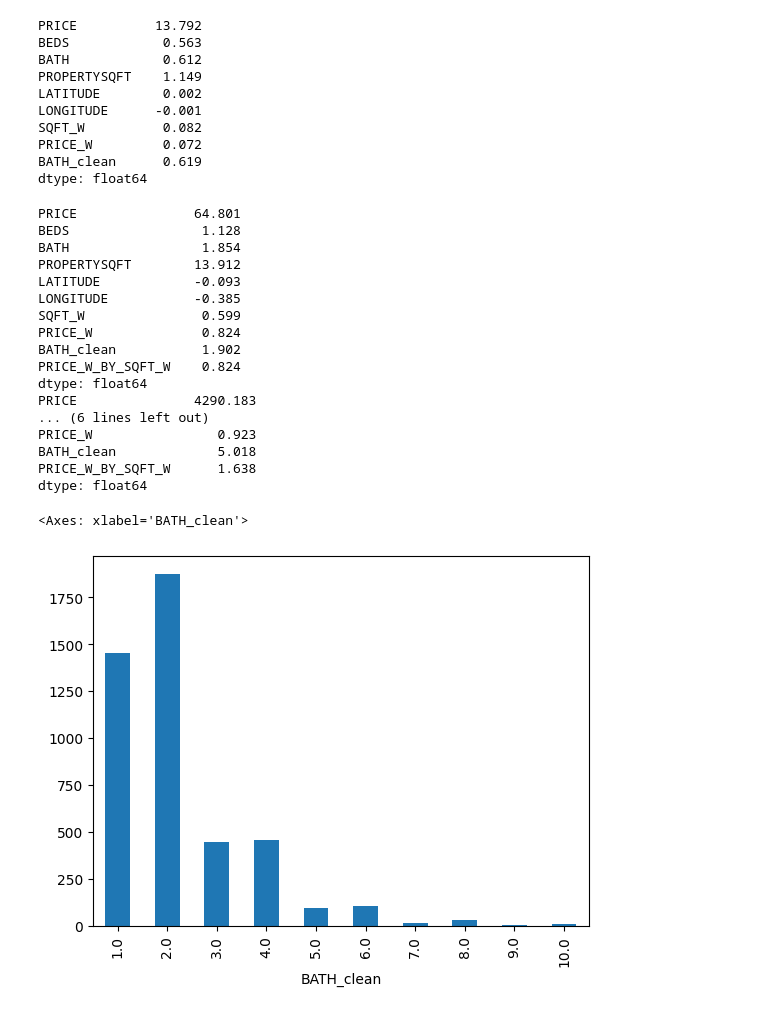
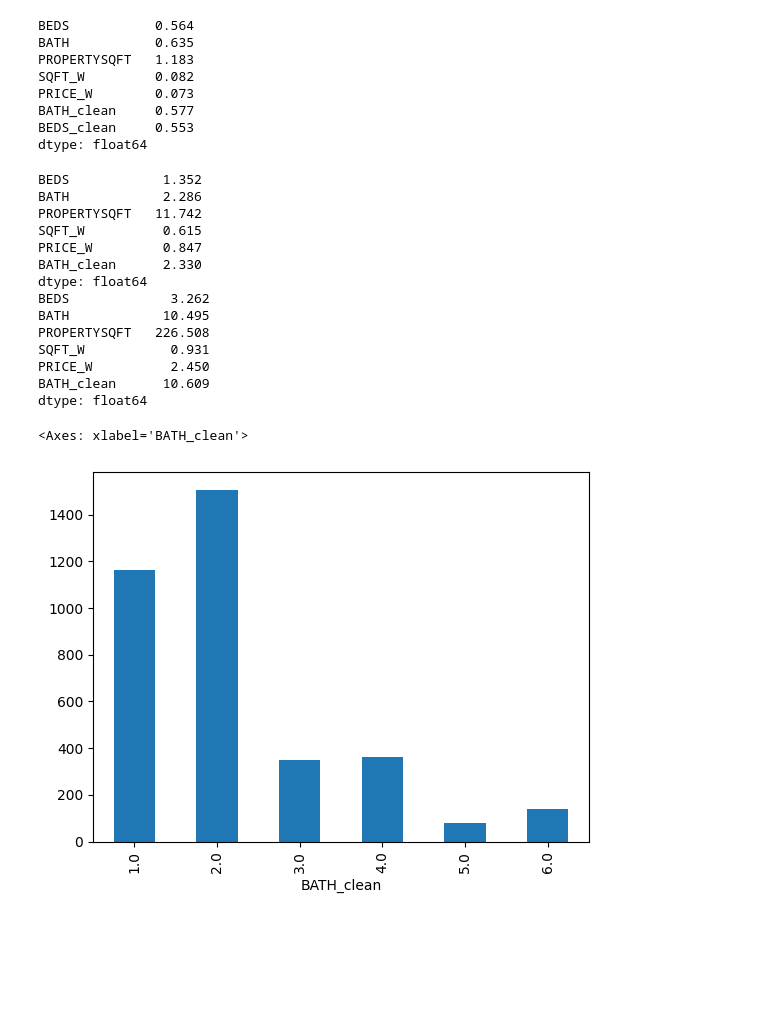
Before and after one commit to zoe-heart/house-price-prediction, a Jupyter notebook: house_price_analysis.ipynb, the cells around one changed output. Saved outputs shown, nothing was run; the diff lists cells and outputs as text; code cells hidden in the pictures; blank space fills up the shorter version.

Commit message:
fixed transformations that caused data leakage

```diff
--- a/house_price_analysis.ipynb
+++ b/house_price_analysis.ipynb
@@ -174,0 +170,3 @@ api_key = os.getenv("GOOGLE_API_KEY")
+# %%
+df = pd.read_csv('final_house_prices_v2_cleaning_only.csv').drop(columns=['Unnamed: 0','LATITUDE','LONGITUDE','PRICE'])
+train_df, test_df = train_test_split(df, test_size=0.2, random_state=42)
@@ -175,3 +222,19 @@ api_key = os.getenv("GOOGLE_API_KEY")
 # %%
-df = pd.read_csv('final_house_prices.csv').drop(columns=['Unnamed: 0','LATITUDE','LONGITUDE','PRICE'])
-df
+# clean features
+
+# group uncommon house type values as Other
+counts = train_df["TYPE"].value_counts()
+rare = counts[counts < 50].index
+train_df['TYPE_grouped'] = train_df['TYPE'].replace(rare, 'Other')
+test_df['TYPE_grouped'] = test_df['TYPE'].replace(rare, 'Other')
+
+# clip number of beds and baths by 0.975 outlier cutoff point
+train_df['BATH_clean'] = train_df['BATH_clean'].clip(upper=6)
+test_df['BATH_clean'] = test_df['BATH_clean'].clip(upper=6)
+train_df['BEDS_clean'] = train_df['BEDS'].clip(upper=8)
+test_df['BEDS_clean']  = test_df['BEDS'].clip(upper=8)
+
+# group uncommon sublocality value as Other
+top = train_df["sublocality"].value_counts().nlargest(25).index
+train_df["sublocality_grouped"] = train_df["sublocality"].where(train_df["sublocality"].isin(top), "Other")
+test_df["sublocality_grouped"] = test_df["sublocality"].where(test_df["sublocality"].isin(top), "Other")
@@ -192,45 +241,44 @@ df
 # %%
-n_df = df.select_dtypes(include='number')
+# measure coefficient of variance (CV), used this to identify features that required windsor, log transformation, etc.
+# which I applied above
+n_df = train_df.select_dtypes(include='number')
 cv = n_df.std() / n_df.mean()
 print (cv)
 # %% [output]
-PRICE          13.792
-BEDS            0.563
-BATH            0.612
-PROPERTYSQFT    1.149
-LATITUDE        0.002
-LONGITUDE      -0.001
-SQFT_W          0.082
-PRICE_W         0.072
-BATH_clean      0.619
+BEDS           0.564
+BATH           0.635
+PROPERTYSQFT   1.183
+SQFT_W         0.082
+PRICE_W        0.073
+BATH_clean     0.577
+BEDS_clean     0.553
 dtype: float64
 # %%
+# measure skew and kurtosis
 sk_df = df.select_dtypes(include='number')
 skew_lvl = sk_df.skew()
 kurt_lvl = sk_df.kurt()
 print (skew_lvl)
 print (kurt_lvl)
 # %% [output]
-PRICE               64.801
-BEDS                 1.128
-BATH                 1.854
-PROPERTYSQFT        13.912
-LATITUDE            -0.093
-LONGITUDE           -0.385
-SQFT_W               0.599
-PRICE_W              0.824
-BATH_clean           1.902
-PRICE_W_BY_SQFT_W    0.824
+BEDS            1.352
+BATH            2.286
+PROPERTYSQFT   11.742
+SQFT_W          0.615
+PRICE_W         0.847
+BATH_clean      2.330
 dtype: float64
-PRICE               4290.183
-... (6 lines left out)
-PRICE_W                0.923
-BATH_clean             5.018
-PRICE_W_BY_SQFT_W      1.638
+BEDS             3.262
+BATH            10.495
+PROPERTYSQFT   226.508
+SQFT_W           0.931
+PRICE_W          2.450
+BATH_clean      10.609
 dtype: float64
 # %%
-df['BATH_clean'].value_counts().sort_index().plot(kind='bar')
+# distribution of num. of baths
+train_df['BATH_clean'].value_counts().sort_index().plot(kind='bar')
 # %% [output]
 <Axes: xlabel='BATH_clean'>
-[figure, old version]
+[figure, new version]
 # %%
```
Also changed, not shown: parts of 45 cells of this notebook, 1 other file.
